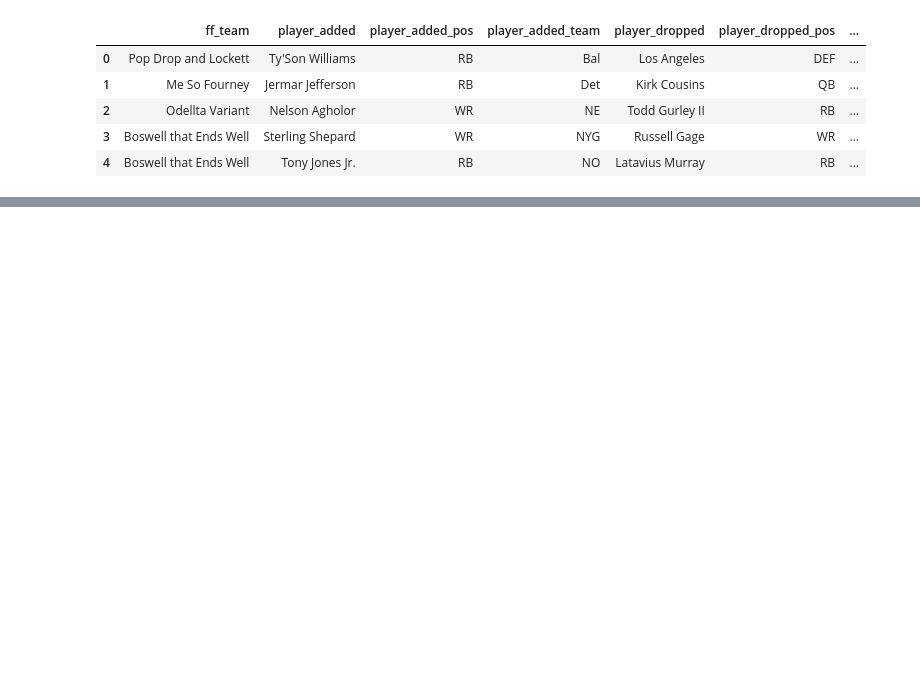
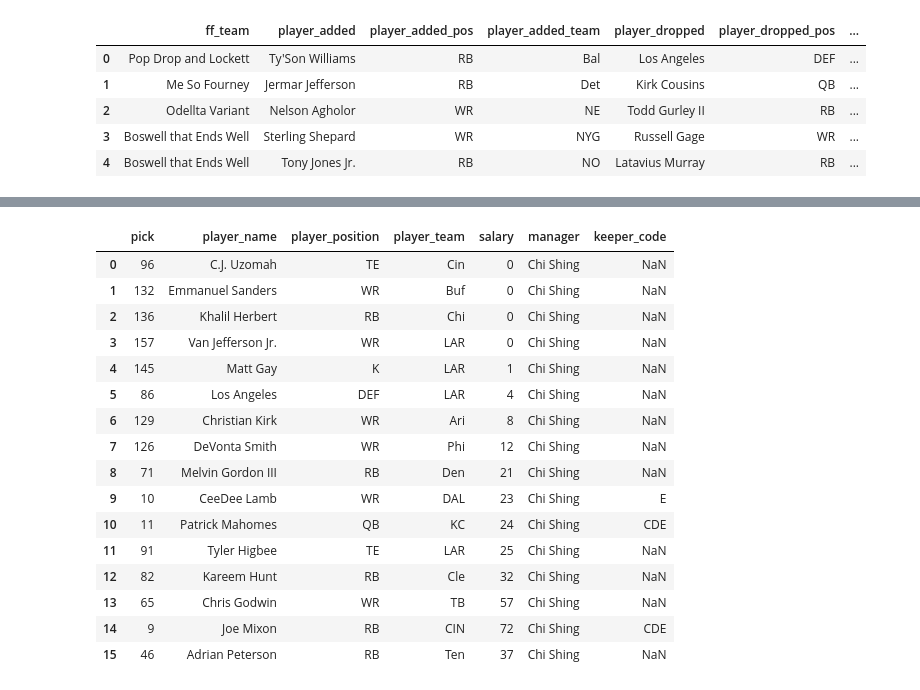
Before and after one commit to dougyd92/fantasy-football, a Jupyter notebook: yahoo_keeper_2021/yahoo_ff_2021.ipynb, the cells around one changed output, grey strips where cells are left out. Cells and saved outputs as stored; diff of their text form; code cells hidden in the pictures; blank space fills up the shorter version.

```diff
--- a/yahoo_keeper_2021/yahoo_ff_2021.ipynb
+++ b/yahoo_keeper_2021/yahoo_ff_2021.ipynb
@@ -257,6 +225,6 @@ Index(['ff_team', 'player_added', 'player_added_pos', 'player_added_team',
       dtype='object')
 # %%
-draft_df = pd.read_excel("C:\\Users\\mcyee\\Desktop\\Untitled Folder\\2021_Fantasy_Football_Draft.xlsx")
+draft_df = pd.read_excel("C:\\Users\\mcyee\\Desktop\\yahoo_keeper_2021\\2021_Fantasy_Football_Draft.xlsx")
 draft_df.head()
 
 for i, r in transaction_df.iterrows():
@@ -285,4 +253,5 @@ for i, r in transaction_df.iterrows():
         draft_row_n = draft_df[(draft_df['player_name'] == r['player_added']) & (draft_df['player_team'] == r['player_added_team'])]
         draft_df.at[draft_row_n.index[0], 'manager'] = r['manager']
         draft_df.reset_index(drop=True)
+draft_df = draft_df.sort_values(by=['manager', 'salary']).reset_index(drop=True)
 # %%
@@ -289,0 +259,20 @@ draft_df.to_csv('C:\\Users\\mcyee\\Desktop\\Untitled Folder\\2021_Current_Roster
+# %%
+draft_df[draft_df['manager'] == 'Chi Shing']
+# %% [output]
+|  | pick | player_name | player_position | player_team | salary | manager | keeper_code |
+| 0 | 96 | C.J. Uzomah | TE | Cin | 0 | Chi Shing | NaN |
+| 1 | 132 | Emmanuel Sanders | WR | Buf | 0 | Chi Shing | NaN |
+| 2 | 136 | Khalil Herbert | RB | Chi | 0 | Chi Shing | NaN |
+| 3 | 157 | Van Jefferson Jr. | WR | LAR | 0 | Chi Shing | NaN |
+| 4 | 145 | Matt Gay | K | LAR | 1 | Chi Shing | NaN |
+| 5 | 86 | Los Angeles | DEF | LAR | 4 | Chi Shing | NaN |
+| 6 | 129 | Christian Kirk | WR | Ari | 8 | Chi Shing | NaN |
+| 7 | 126 | DeVonta Smith | WR | Phi | 12 | Chi Shing | NaN |
+| 8 | 71 | Melvin Gordon III | RB | Den | 21 | Chi Shing | NaN |
+| 9 | 10 | CeeDee Lamb | WR | DAL | 23 | Chi Shing | E |
+| 10 | 11 | Patrick Mahomes | QB | KC | 24 | Chi Shing | CDE |
+| 11 | 91 | Tyler Higbee | TE | LAR | 25 | Chi Shing | NaN |
+| 12 | 82 | Kareem Hunt | RB | Cle | 32 | Chi Shing | NaN |
+| 13 | 65 | Chris Godwin | WR | TB | 57 | Chi Shing | NaN |
+| 14 | 9 | Joe Mixon | RB | CIN | 72 | Chi Shing | CDE |
+| 15 | 46 | Adrian Peterson | RB | Ten | 37 | Chi Shing | NaN |
```
Also changed, not shown: parts of 17 cells of this notebook, 2 other files.
